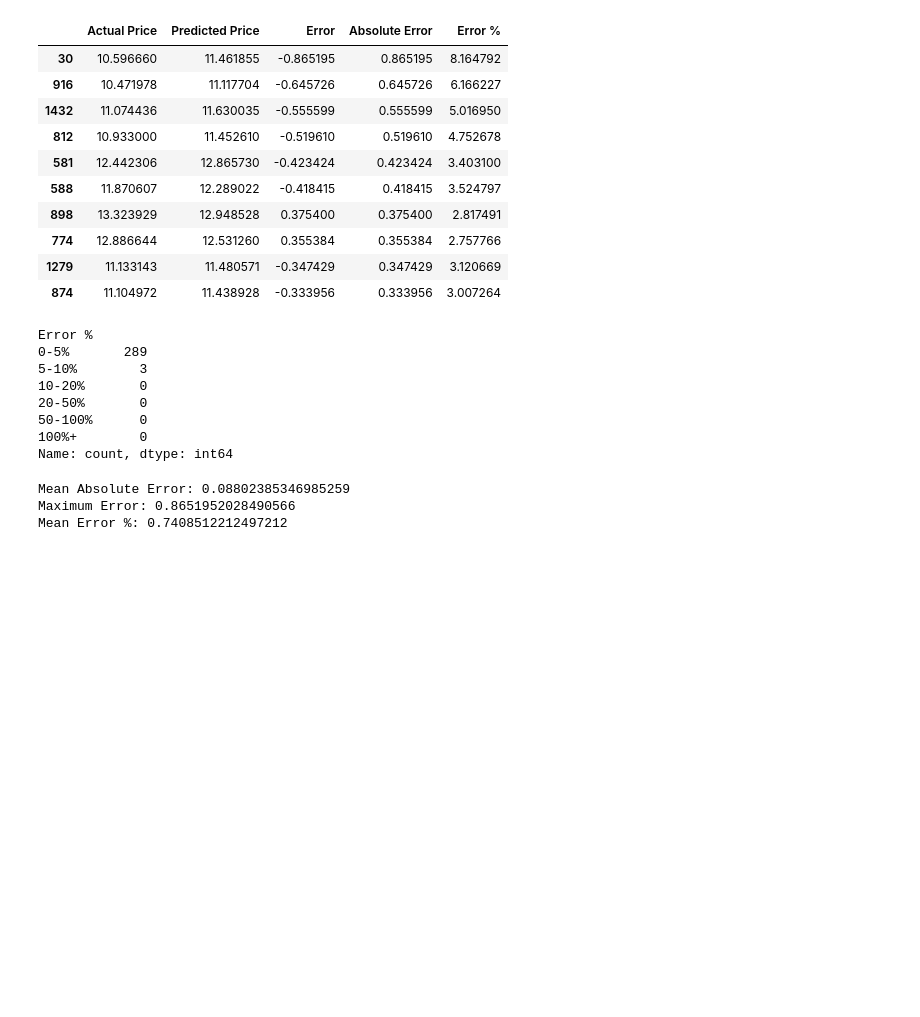
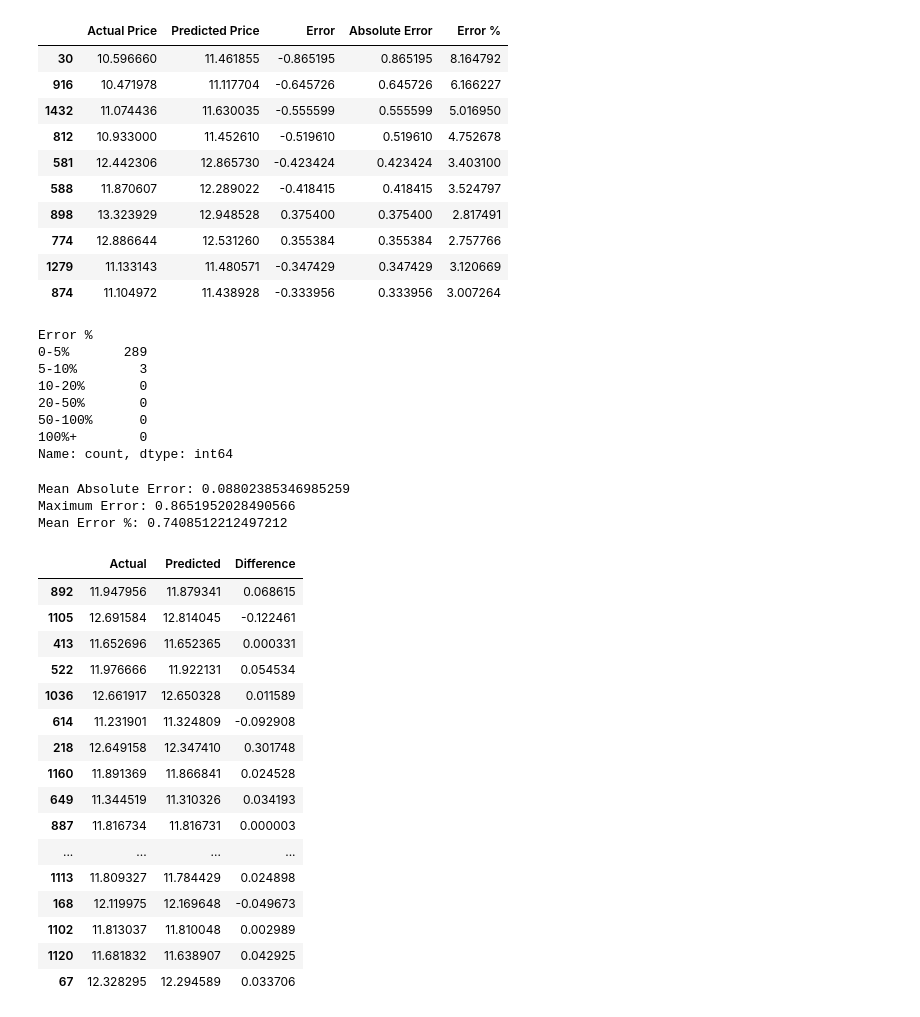
Before and after one commit to AOISYNM/DA_Practice, a Jupyter notebook: House_Pred/code/HousePrices.ipynb, the cells around one changed output. Drawn from its saved outputs; the diff is of its cells as text; code cells hidden in the pictures; blank space fills up the shorter version.

```diff
--- a/House_Pred/code/HousePrices.ipynb
+++ b/House_Pred/code/HousePrices.ipynb
@@ -912,3 +912,30 @@ print("Mean Error %:", prediction_results['Error %'].mean())
 Mean Absolute Error: 0.08802385346985259
 Maximum Error: 0.8651952028490566
 Mean Error %: 0.7408512212497212
+# %%
+comparison = pd.DataFrame({
+    'Actual': y_test,
+    'Predicted': preds_log
+})
+
+comparison['Difference'] = comparison['Actual'] - comparison['Predicted']
+
+comparison.head(20)
+# %% [output]
+|  | Actual | Predicted | Difference |
+| 892 | 11.947956 | 11.879341 | 0.068615 |
+| 1105 | 12.691584 | 12.814045 | -0.122461 |
+| 413 | 11.652696 | 11.652365 | 0.000331 |
+| 522 | 11.976666 | 11.922131 | 0.054534 |
+| 1036 | 12.661917 | 12.650328 | 0.011589 |
+| 614 | 11.231901 | 11.324809 | -0.092908 |
+| 218 | 12.649158 | 12.347410 | 0.301748 |
+| 1160 | 11.891369 | 11.866841 | 0.024528 |
+| 649 | 11.344519 | 11.310326 | 0.034193 |
+| 887 | 11.816734 | 11.816731 | 0.000003 |
+| ... | ... | ... | ... |
+| 1113 | 11.809327 | 11.784429 | 0.024898 |
+| 168 | 12.119975 | 12.169648 | -0.049673 |
+| 1102 | 11.813037 | 11.810048 | 0.002989 |
+| 1120 | 11.681832 | 11.638907 | 0.042925 |
+| 67 | 12.328295 | 12.294589 | 0.033706 |
```
Also changed, not shown: parts of 2 cells of this notebook.
